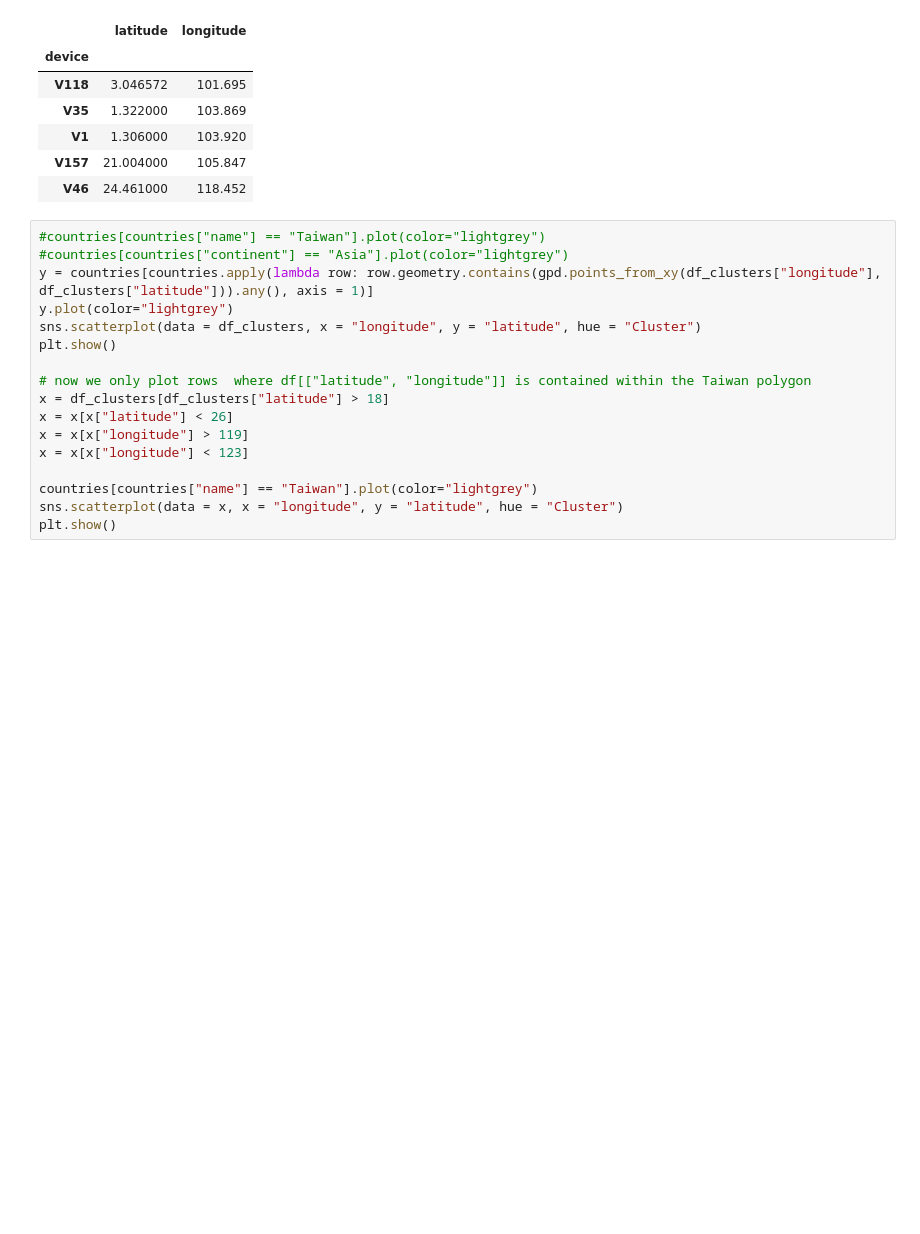
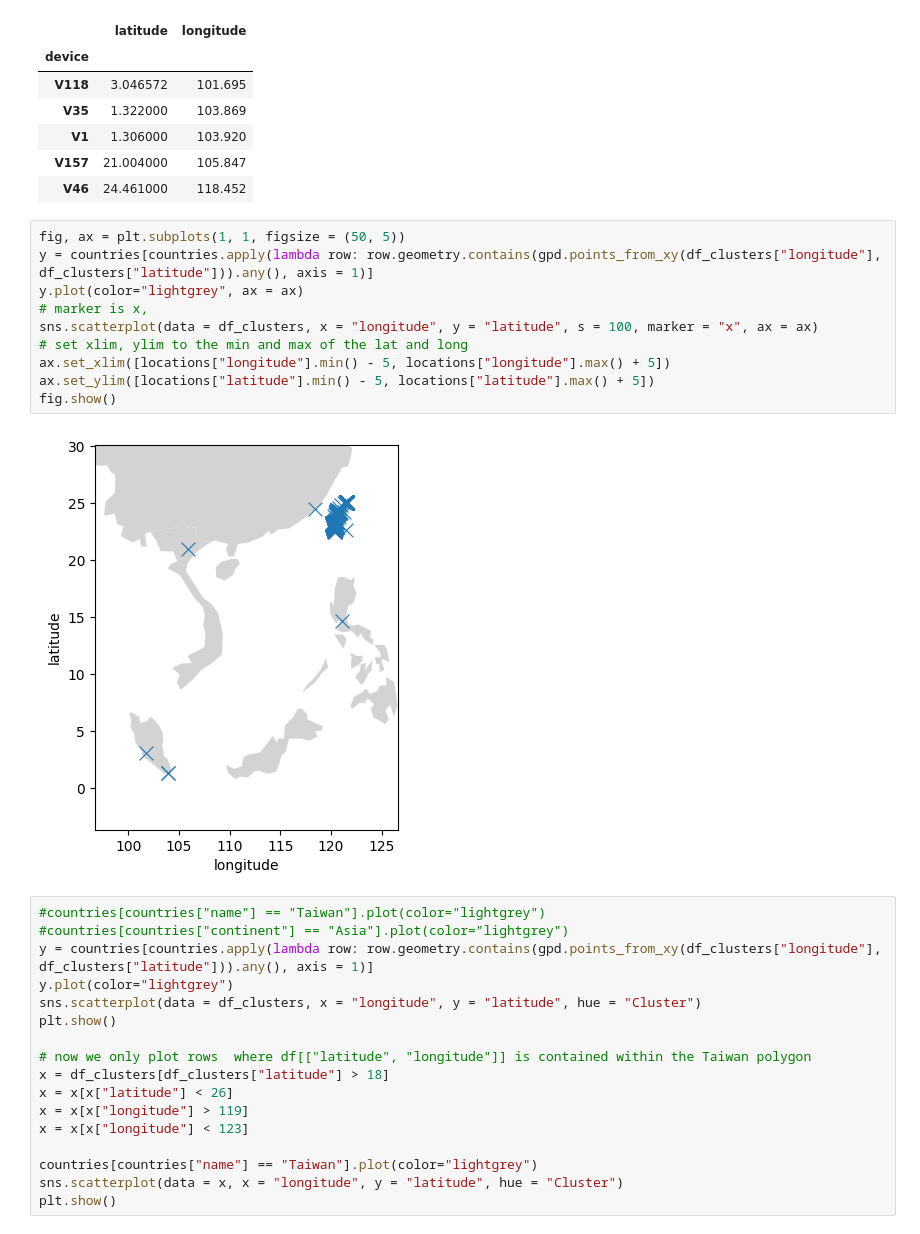
Before and after one commit to Gogonemnem/ensai-assignments, a Jupyter notebook: python_notebooks/explore.ipynb, the cells around one changed output. Drawn from its saved outputs; the diff is of its cells as text; blank space fills up the shorter version.

```diff
--- a/python_notebooks/explore.ipynb
+++ b/python_notebooks/explore.ipynb
@@ -215,6 +215,18 @@ display(locations.sort_values("longitude").head())
 | V1 | 1.306000 | 103.920 |
 | V157 | 21.004000 | 105.847 |
 | V46 | 24.461000 | 118.452 |
+# %%
+fig, ax = plt.subplots(1, 1, figsize = (50, 5))
+y = countries[countries.apply(lambda row: row.geometry.contains(gpd.points_from_xy(df_clusters["longitude"], df_clusters["latitude"])).any(), axis = 1)]
+y.plot(color="lightgrey", ax = ax)
+# marker is x,
+sns.scatterplot(data = df_clusters, x = "longitude", y = "latitude", s = 100, marker = "x", ax = ax)
+# set xlim, ylim to the min and max of the lat and long
+ax.set_xlim([locations["longitude"].min() - 5, locations["longitude"].max() + 5])
+ax.set_ylim([locations["latitude"].min() - 5, locations["latitude"].max() + 5])
+fig.show()
+# %% [output]
+[figure, added]
 # %%
 #countries[countries["name"] == "Taiwan"].plot(color="lightgrey")
 #countries[countries["continent"] == "Asia"].plot(color="lightgrey")
```
Also changed, not shown: parts of 1 cell of this notebook.
